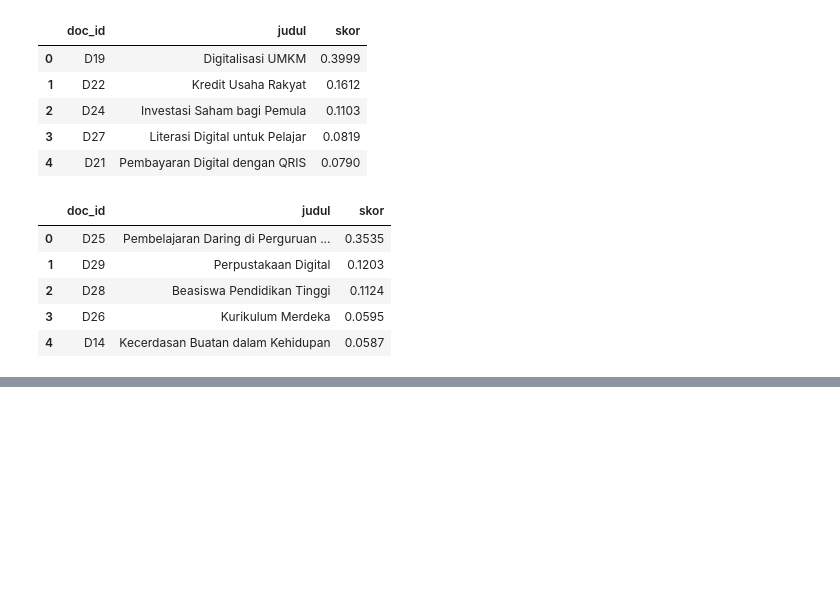
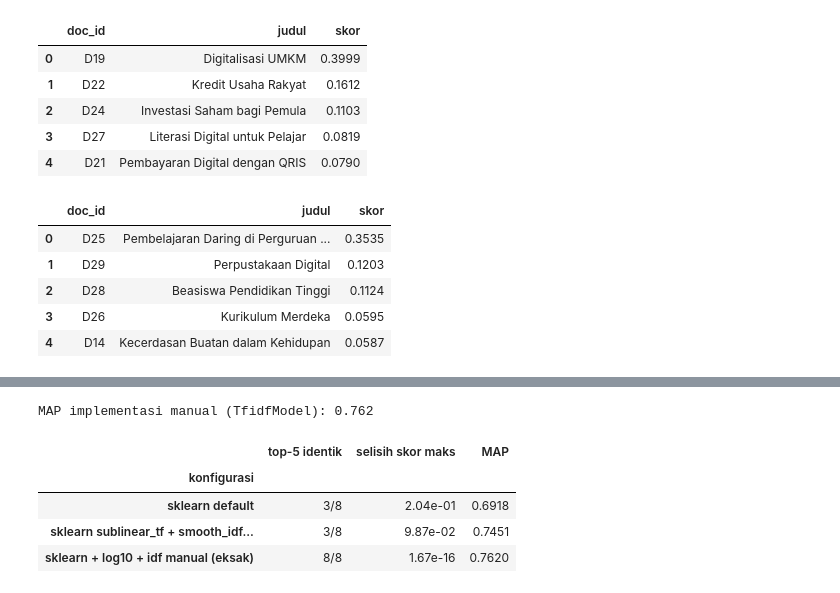
Before and after one commit to uccuuu/Project-STKI, a Jupyter notebook: notebooks/04_vsm_tfidf.ipynb, the cells around one changed output, grey strips where cells are left out. Cells and saved outputs as stored; diff of their text form; code cells hidden in the pictures; blank space fills up the shorter version.

```diff
--- a/notebooks/04_vsm_tfidf.ipynb
+++ b/notebooks/04_vsm_tfidf.ipynb
@@ -154,0 +424,70 @@ cari("pembelajaran daring mahasiswa")
+# %%
+from sklearn.feature_extraction.text import TfidfVectorizer, CountVectorizer
+from sklearn.preprocessing import normalize
+from scipy import sparse
+from stki_utils import load_queries, load_qrels, average_precision
+
+ids = list(docs)
+corpus_tokens = [docs[d] for d in ids]
+queries = load_queries()
+qrels_all = load_qrels()
+
+def buat_sklearn(**kw):
+    vec = TfidfVectorizer(analyzer=lambda x: x, **kw)
+    return vec, vec.fit_transform(corpus_tokens)
+
+def cari_sklearn(vec, X, q_tokens, k=30):
+    skor = (X @ vec.transform([q_tokens]).T).toarray().ravel()
+    hasil = [(ids[i], s) for i, s in enumerate(skor) if s > 0]
+    return sorted(hasil, key=lambda x: (-x[1], x[0]))[:k]
+
+# Pembanding eksak: blok bangunan sklearn + rumus manual (TF log10, IDF log10(N/df))
+cv = CountVectorizer(analyzer=lambda x: x)
+C = cv.fit_transform(corpus_tokens).tocsr().astype(float)
+df_vec = np.asarray((C > 0).sum(axis=0)).ravel()
+idf_manual = np.log10(len(ids) / df_vec)
+C.data = 1 + np.log10(C.data)
+X_eksak = normalize(C @ sparse.diags(idf_manual), norm="l2")
+
+def cari_eksak(q_tokens, k=30):
+    v = np.zeros(len(cv.vocabulary_))
+    for t, f in Counter(t for t in q_tokens if t in cv.vocabulary_).items():
+        v[cv.vocabulary_[t]] = (1 + math.log10(f)) * idf_manual[cv.vocabulary_[t]]
+    n = np.linalg.norm(v)
+    skor = X_eksak @ (v / n if n else v)
+    hasil = [(ids[i], s) for i, s in enumerate(skor) if s > 0]
+    return sorted(hasil, key=lambda x: (-x[1], x[0]))[:k]
+
+konfigurasi = {
+    "sklearn default": lambda qt: cari_sklearn(*vec_default, qt),
+    "sklearn sublinear_tf + smooth_idf=False": lambda qt: cari_sklearn(*vec_tuned, qt),
+    "sklearn + log10 + idf manual (eksak)": cari_eksak,
+}
+vec_default = buat_sklearn()
+vec_tuned = buat_sklearn(sublinear_tf=True, smooth_idf=False)
+
+baris = []
+for nama, fungsi in konfigurasi.items():
+    sama, selisih, ap = 0, 0.0, []
+    for q, teks in queries.items():
+        qt = preprocess(teks)
+        manual_hasil = model.search(qt, k=30)
+        lain = fungsi(qt)
+        sama += [d for d, _ in manual_hasil[:5]] == [d for d, _ in lain[:5]]
+        md_ = dict(manual_hasil)
+        selisih = max([selisih] + [abs(s - md_.get(d, 0.0)) for d, s in lain])
+        ap.append(average_precision([d for d, _ in lain], set(qrels_all[q])))
+    baris.append({"konfigurasi": nama, "top-5 identik": f"{sama}/{len(queries)}",
+                  "selisih skor maks": f"{selisih:.2e}", "MAP": round(float(np.mean(ap)), 4)})
+
+map_manual = np.mean([average_precision([d for d, _ in model.search(preprocess(t), k=30)], set(qrels_all[q]))
+                      for q, t in queries.items()])
+print("MAP implementasi manual (TfidfModel):", round(float(map_manual), 4))
+pd.DataFrame(baris).set_index("konfigurasi")
+# %% [output]
+MAP implementasi manual (TfidfModel): 0.762
+|  | top-5 identik | selisih skor maks | MAP |
+| konfigurasi |  |  |  |
+| sklearn default | 3/8 | 2.04e-01 | 0.6918 |
+| sklearn sublinear_tf + smooth_idf... | 3/8 | 9.87e-02 | 0.7451 |
+| sklearn + log10 + idf manual (eksak) | 8/8 | 1.67e-16 | 0.7620 |
```
Also changed, not shown: parts of 16 cells of this notebook.
